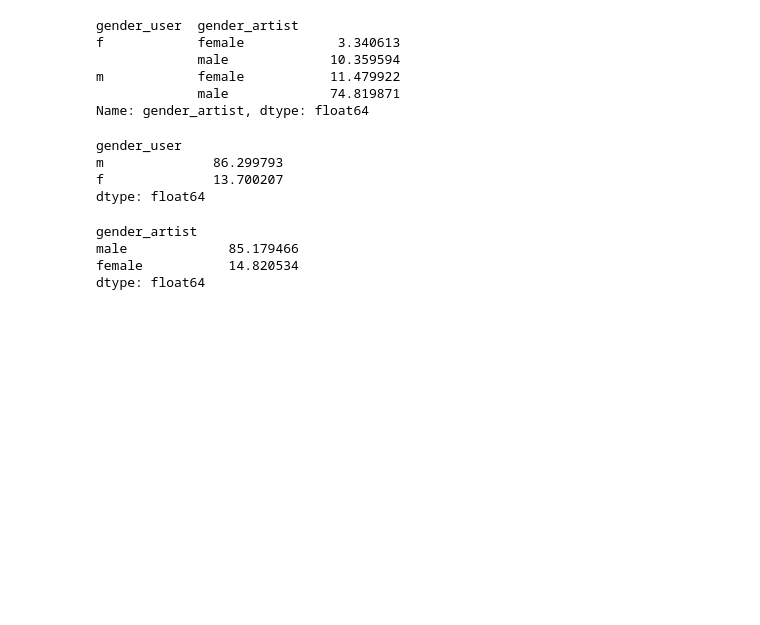
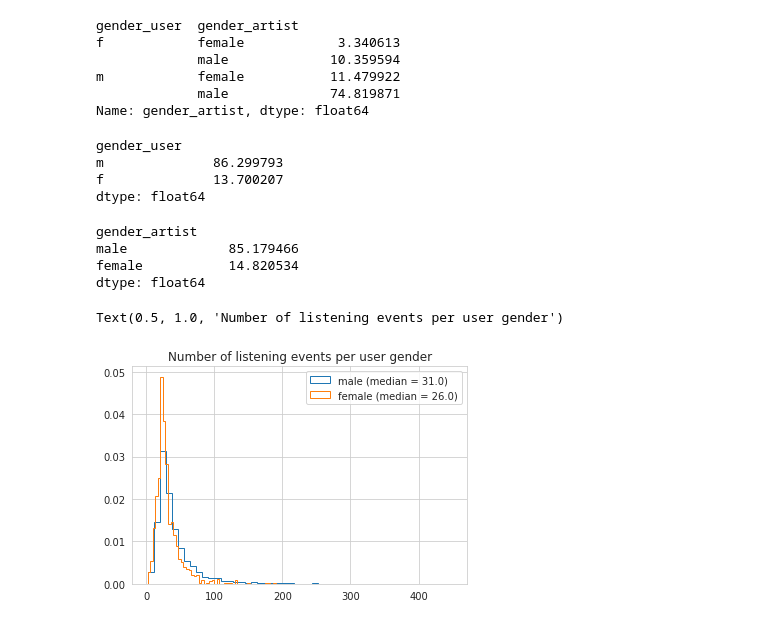
Before and after one commit to Katrin-Leberfinger/Hybrid-gender-debiased-music-recommendation, a Jupyter notebook: 01_data_preprocessing.ipynb, the cells around one changed output. Saved outputs shown, nothing was run; the diff lists cells and outputs as text; code cells hidden in the pictures; blank space fills up the shorter version.

```diff
--- a/01_data_preprocessing.ipynb
+++ b/01_data_preprocessing.ipynb
@@ -313,13 +315,19 @@ dtype: float64
 # %%
 # Plot: Distribution of listening events per artist gender (x-axis number of listening events, y-axis number of tracks, split up by gender)
 df_female = df[df.gender_user == "f"]
 df_female = df_female.groupby(['user_id']).size().reset_index(name='counts')
 df_male = df[df.gender_user == "m"]
 df_male = df_male.groupby(['user_id']).size().reset_index(name='counts')
-sns.kdeplot(df_male['counts'], bw=0.5, label=f"male (median = {df_male['counts'].median()})")
-sns.kdeplot(df_female['counts'], bw=0.5, label=f"female (median = {df_female['counts'].median()})")
+#sns.kdeplot(df_male['counts'], bw=0.5, label=f"male (median = {df_male['counts'].median()})")
+#sns.kdeplot(df_female['counts'], bw=0.5, label=f"female (median = {df_female['counts'].median()})")
+
+plt.hist(df_male['counts'], 50, density=True, histtype='step', label=f"male (median = {df_male['counts'].median()})")
+plt.hist(df_female['counts'], 50, density=True, histtype='step', label=f"female (median = {df_female['counts'].median()})")
 plt.legend()
 plt.title("Number of listening events per user gender")
+# %% [output]
+Text(0.5, 1.0, 'Number of listening events per user gender')
+[figure, added]
 # %%
 df_female = df[df.gender_user == "f"]
 df_female = df_female.groupby(['track_artist']).size().reset_index(name='counts')
```
Also changed, not shown: parts of 7 cells of this notebook.
